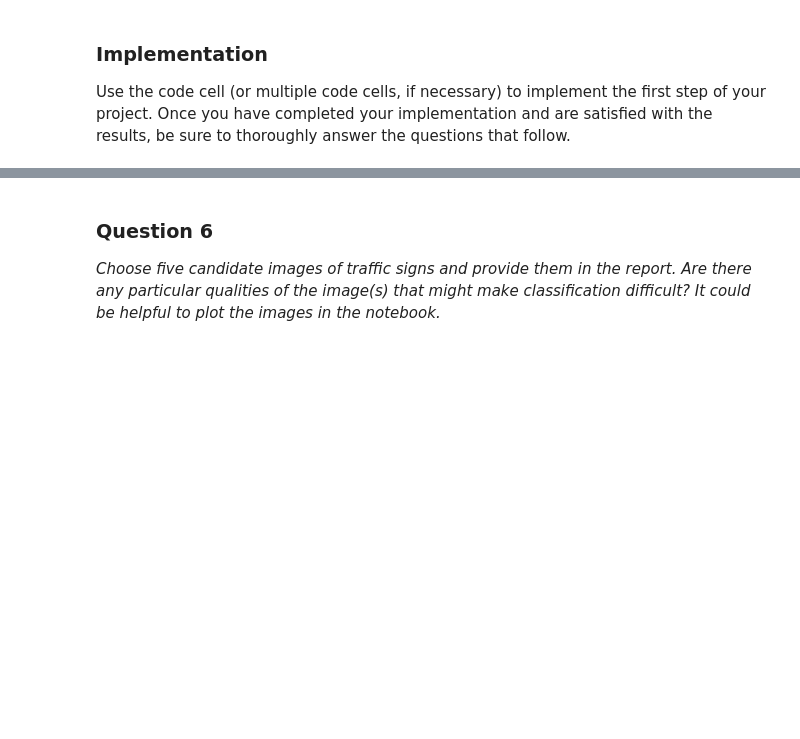
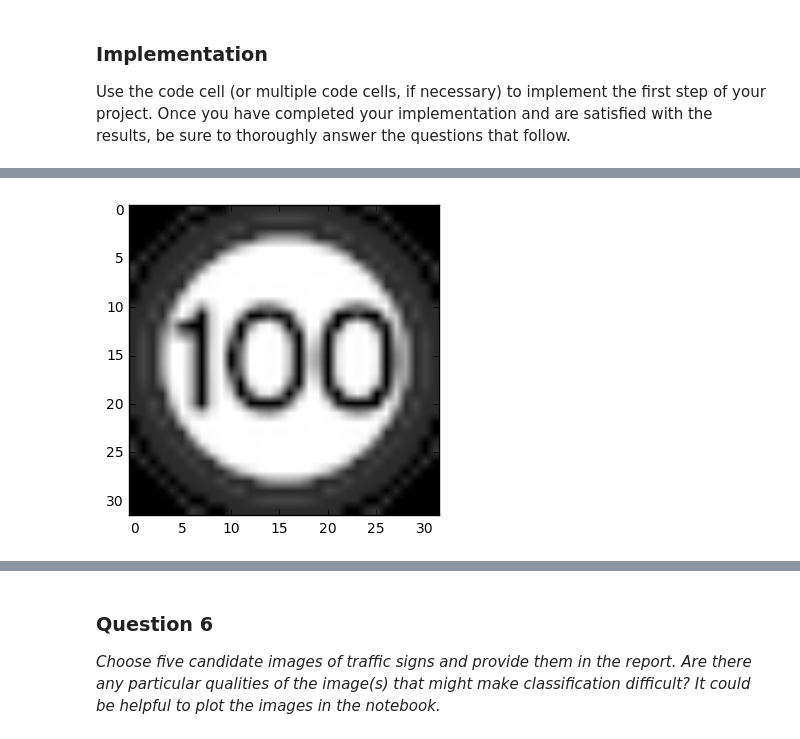
Before and after one commit to njia95/traffic-signs, a Jupyter notebook: Traffic_Sign_Classifier.ipynb, the cells around one changed output, grey strips where cells are left out. Saved outputs shown, nothing was run; the diff lists cells and outputs as text; code cells hidden in the pictures; blank space fills up the shorter version.

```diff
--- a/Traffic_Sign_Classifier.ipynb
+++ b/Traffic_Sign_Classifier.ipynb
@@ -334,0 +376,5 @@ plt.show()
+# %%
+plt.imshow(my_images[2], cmap='gray')
+plt.show()
+# %% [output]
+[figure, added]
```
Also changed, not shown: parts of 25 cells of this notebook.
